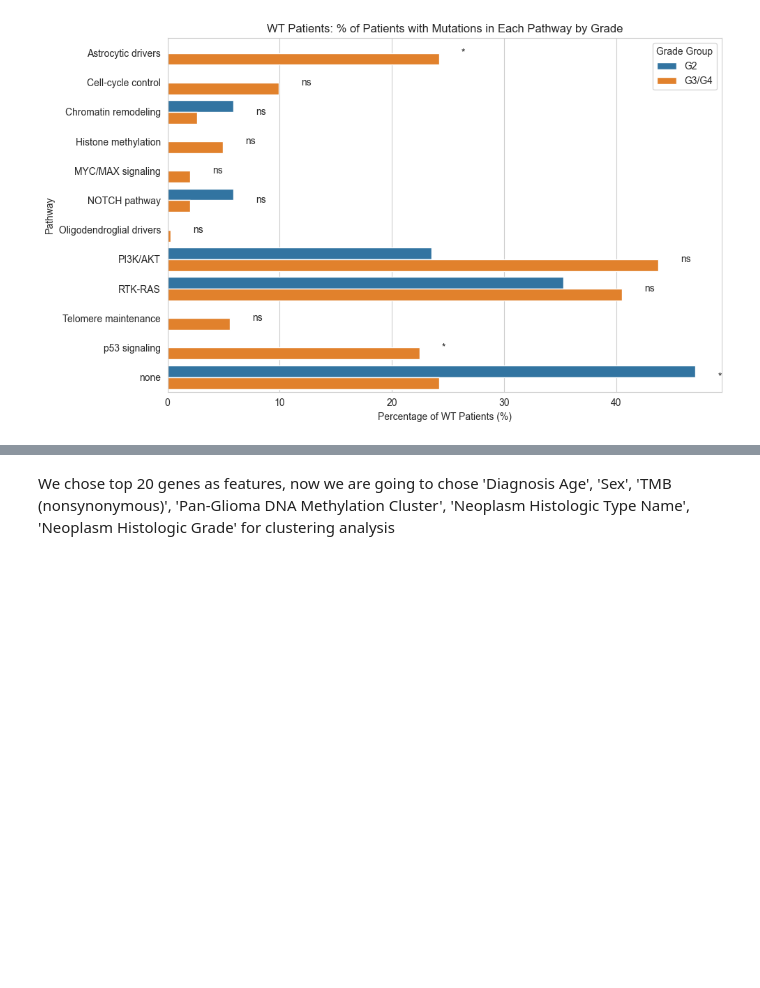
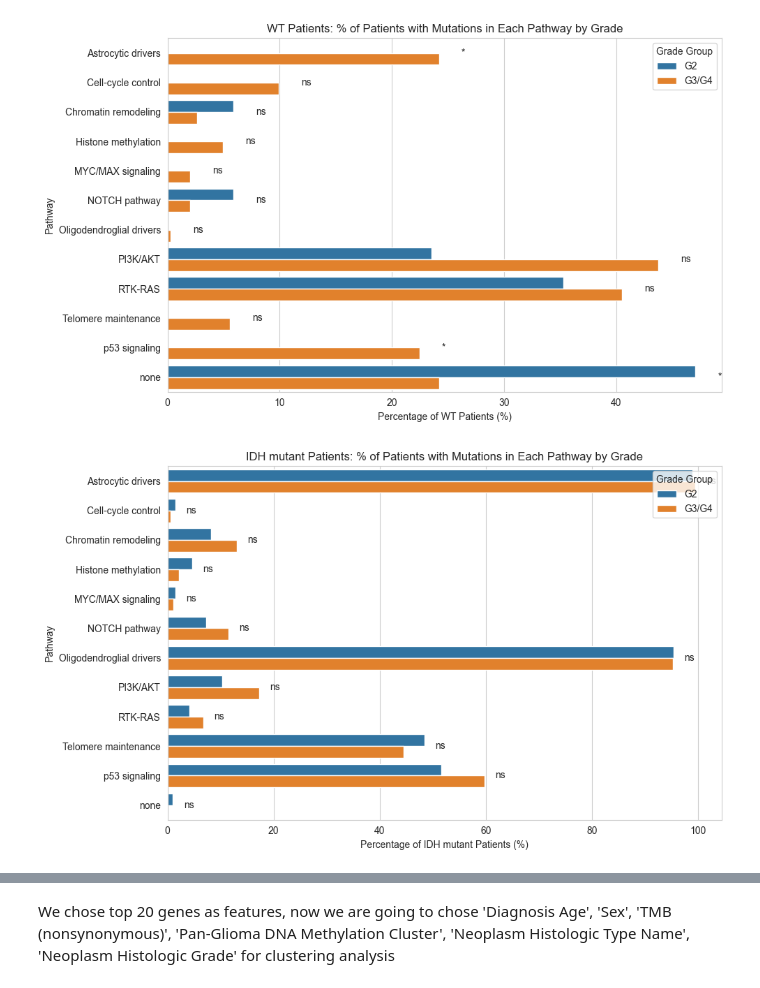
Before and after one commit to GalinaGl/CAS_ADS_2024, a Jupyter notebook: Final project/Data/Final_project_GGlousker.ipynb, the cells around one changed output, grey strips where cells are left out. Saved outputs shown, nothing was run; the diff lists cells and outputs as text; code cells hidden in the pictures; blank space fills up the shorter version.

```diff
--- a/Final project/Data/Final_project_GGlousker.ipynb
+++ b/Final project/Data/Final_project_GGlousker.ipynb
@@ -1156,3 +1255,85 @@ plt.tight_layout()
 plt.show()
 # %% [output]
 [figure]
+# %%
+import pandas as pd
+import seaborn as sns
+import matplotlib.pyplot as plt
+from scipy.stats import fisher_exact
+
+# 1. Subset to IDH Mutant patients
+mut_df = clinical_mutations_pathways[clinical_mutations_pathways['IDH status'] == 'Mutant']
+
+# 2. Unique Patient–Pathway–Grade rows
+df_pp = mut_df[['Patient ID','Pathway','Neoplasm Histologic Grade']].drop_duplicates()
+
+# 3. Map grades to G2 vs G3/G4
+df_pp['Grade_Group'] = df_pp['Neoplasm Histologic Grade'] \
+    .replace({'G2':'G2','G3':'G3/G4','G4':'G3/G4'})
+df_pp['Grade_Group'] = pd.Categorical(df_pp['Grade_Group'],
+                                      categories=['G2','G3/G4'],
+                                      ordered=True)
+
+# 4. Identify mutant patients with only 'none'
+all_mut = set(df_pp['Patient ID'])
+with_real = set(df_pp[df_pp['Pathway']!='none']['Patient ID'])
+only_none = all_mut - with_real
+
+# 5. Count per pathway × grade (excluding 'none')
+counts = (
+    df_pp[df_pp['Pathway']!='none']
+      .groupby(['Pathway','Grade_Group'])['Patient ID']
+      .nunique()
+      .unstack(fill_value=0)
+)
+
+# 6. Add true 'none' counts per grade group
+none_counts = {'G2':0,'G3/G4':0}
+for pid in only_none:
+    g = df_pp.loc[df_pp['Patient ID']==pid,'Grade_Group'].iloc[0]
+    none_counts[g] += 1
+
+counts.loc['none','G2']    = none_counts['G2']
+counts.loc['none','G3/G4'] = none_counts['G3/G4']
+
+# 7. Compute total WT patients per grade and percentages
+grade_totals = df_pp.drop_duplicates(['Patient ID','Grade_Group']) \
+                   .groupby('Grade_Group')['Patient ID'] \
+                   .nunique()
+percent = counts.div(grade_totals, axis=1) * 100
+
+# 8. Fisher’s exact test per pathway
+p_values = {}
+for pw in counts.index:
+    a = counts.loc[pw,'G2']
+    b = grade_totals['G2'] - a
+    c = counts.loc[pw,'G3/G4']
+    d = grade_totals['G3/G4'] - c
+    _, p = fisher_exact([[a,b],[c,d]])
+    p_values[pw] = p
+
+# 9. Melt and plot
+plot_df = (percent
+           .rename_axis('Pathway')
+           .reset_index()
+           .melt(id_vars='Pathway', var_name='Grade', value_name='Percentage'))
+
+sns.set_style("whitegrid")
+plt.figure(figsize=(10, 6))
+ax = sns.barplot(data=plot_df, x='Percentage', y='Pathway', hue='Grade', order=percent.index)
+
+# annotate significance
+for i, pw in enumerate(percent.index):
+    p = p_values[pw]
+    star = '***' if p < 0.001 else '**' if p < 0.01 else '*' if p < 0.05 else 'ns'
+    x = percent.loc[pw].max() + 2
+    ax.text(x, i, star, va='center')
+
+ax.set_title('IDH mutant Patients: % of Patients with Mutations in Each Pathway by Grade')
+ax.set_xlabel('Percentage of IDH mutant Patients (%)')
+ax.set_ylabel('Pathway')
+ax.legend(title='Grade Group', loc='upper right')
+plt.tight_layout()
+plt.show()
+# %% [output]
+[figure, added]
```
Also changed, not shown: parts of 42 cells of this notebook, 6 other files.
